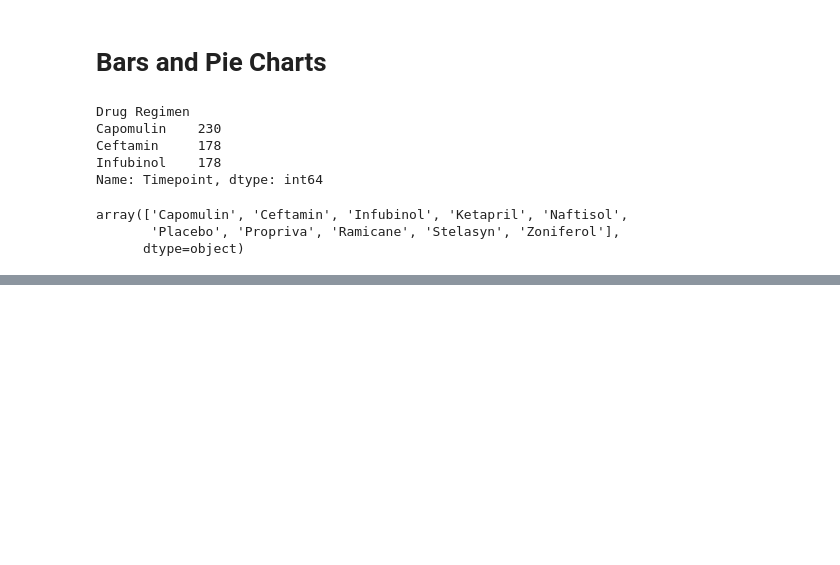
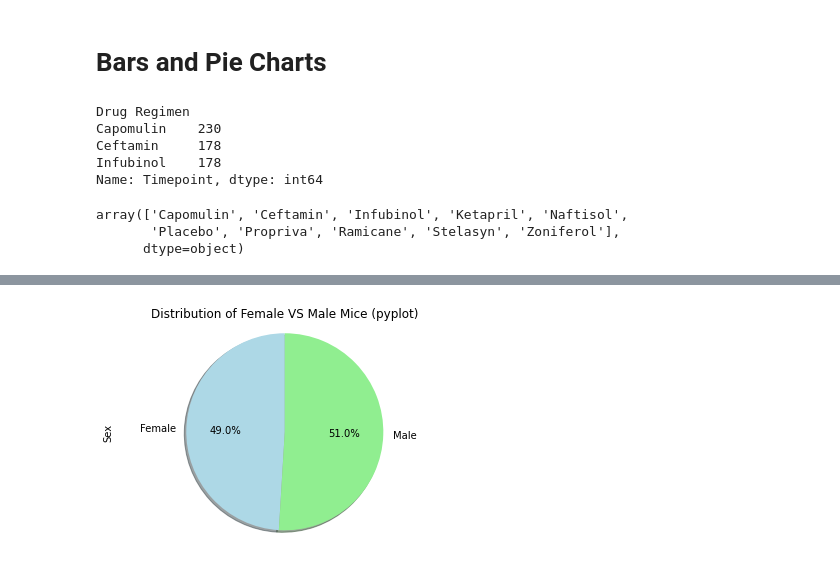
Before and after one commit to radioactivearm/matplotlib-challenge, a Jupyter notebook: Pymaceuticals/pymaceuticals_main.ipynb, the cells around one changed output, grey strips where cells are left out. Drawn from its saved outputs; the diff is of its cells as text; code cells hidden in the pictures; blank space fills up the shorter version.

```diff
--- a/Pymaceuticals/pymaceuticals_main.ipynb
+++ b/Pymaceuticals/pymaceuticals_main.ipynb
@@ -270,0 +310,15 @@ plt.show()
+# %%
+# Generate a pie plot showing the distribution of female versus male mice using pyplot
+# making labels
+g_labels = gender_group['Sex'].unique()
+pd.Series(g_labels)
+g_labels = g_labels.str[0]
+# %%
+# making plot with pyplot
+plt.pie(num_gender, labels=g_labels, shadow=True, colors=color, autopct='%1.1f%%', startangle=90)
+plt.title('Distribution of Female VS Male Mice (pyplot)')
+plt.ylabel('Sex')
+plt.axis('equal')
+plt.show()
+# %% [output]
+[figure, added]
```
Also changed, not shown: parts of 5 cells of this notebook.
